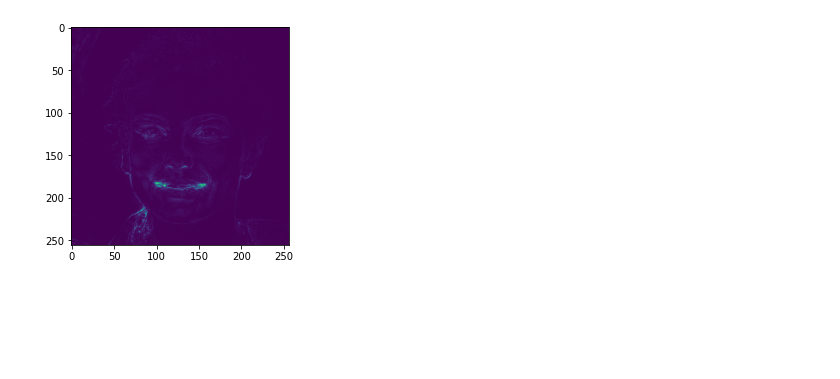
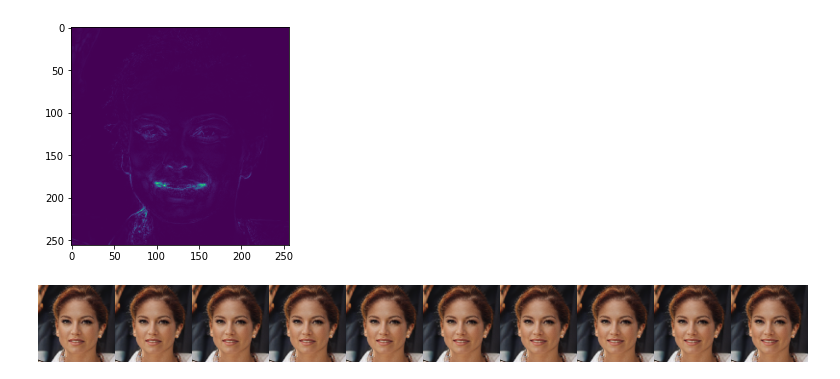
Before and after one commit to ieee8023/latentshift, a Jupyter notebook: example.ipynb, the cells around one changed output. Drawn from its saved outputs; the diff is of its cells as text; code cells hidden in the pictures; blank space fills up the shorter version.

```diff
--- a/example.ipynb
+++ b/example.ipynb
@@ -61,11 +60,7 @@ model.targets
 target = model.targets.index("smiling")
 # %%
 attr = captum.attr.LatentShift(model, ae)
-output = attr.attribute(x, target=target,
-                        # search_pred_diff=0.01,
-                        # search_max_steps=2,
-                        # lambda_sweep_steps=2,
-                       )
+output = attr.attribute(x, target=target)
 plt.imshow(output['heatmap']);
 # %% [output]
 Shift: 0 , Prediction: [0.9271998]
@@ -88,6 +83,13 @@ Shift: -35.40000000000002 , Prediction: [0.723075]
 Shift: -23.600000000000023 , Prediction: [0.80777365]
 Shift: -11.800000000000026 , Prediction: [0.87792706]
 [figure]
+# %%
+dimgs = np.concatenate([h.transpose(0, 2, 3, 1) for h in output["generated_images"]])
+fig, ax = plt.subplots(1,1, figsize=(8,3), dpi=350)
+plt.imshow(np.concatenate(dimgs,1), interpolation='none');
+plt.axis('off');
+# %% [output]
+[figure, added]
 # %%
 attr.generate_video(output, "test")
 # %% [output]
```
Also changed, not shown: parts of 2 cells of this notebook.
